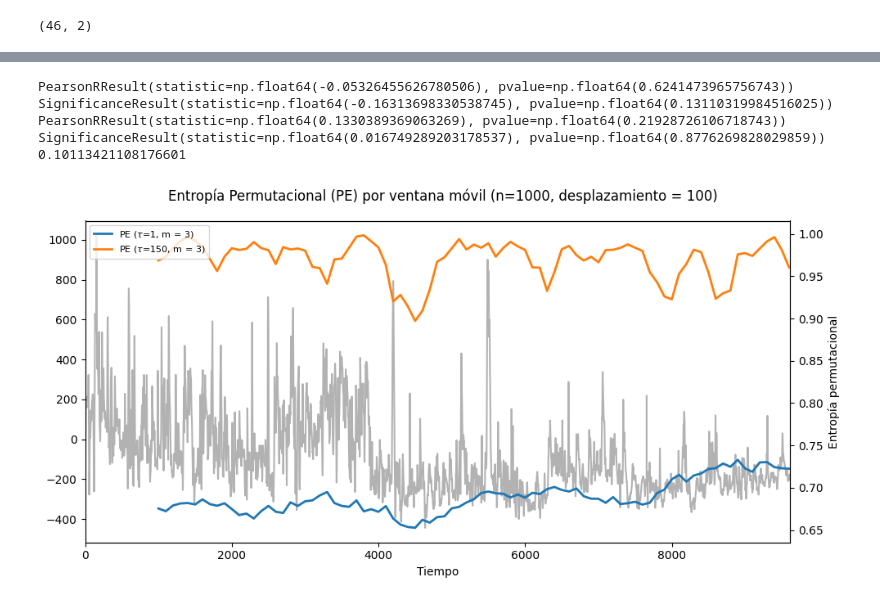
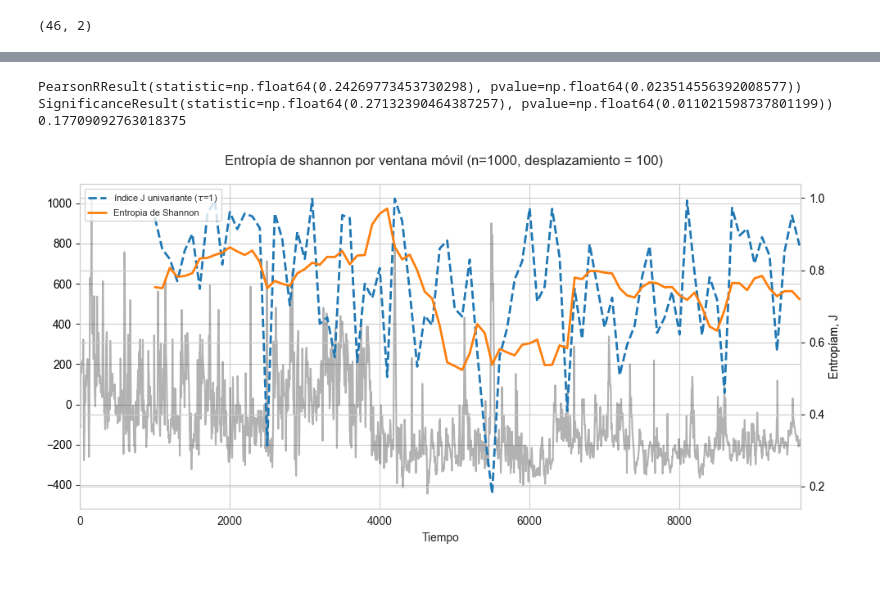
Before and after one commit to EduardoGarcia528/Tesis, a Jupyter notebook: musica-tesis/Limpiar_piezas.ipynb, the cells around one changed output, grey strips where cells are left out. Cells and saved outputs as stored; diff of their text form; code cells hidden in the pictures.

```diff
--- a/musica-tesis/Limpiar_piezas.ipynb
+++ b/musica-tesis/Limpiar_piezas.ipynb
@@ -1084,12 +1164,0 @@ plt.show()
-# %%
-import numpy as np
-import matplotlib.pyplot as plt
-
-for n in range(3,7):
-    arr = np.load(f'PEs/PEs_op_smm{n}.npy')
-    plt.plot(range(3,7),arr, marker = '.', label=f'n={n}')
-plt.legend()
-plt.xlabel('m')
-plt.ylabel('PE norm')
-# plt.ylim(0,1)
-plt.show()
@@ -1098,8 +1202,10 @@ plt.show()
 # %%
 import numpy as np
 import matplotlib.pyplot as plt
-from funciones import permutation_entropy, indice_J
+from funciones import permutation_entropy, indice_J, angulos_alpha, entropia_shannon
 from scipy.stats import pearsonr, spearmanr
+import seaborn as sns
+sns.set_style("whitegrid")
 
 # --- Cargar datos ---
 arr = np.loadtxt(r'T9617.txt')
@@ -1118,46 +1224,49 @@ ax1.set_xlim(0, len(arr))
 ax2 = ax1.twinx()
 
 
 # --- Parámetros ---
-for tau in [1, 150]:
-    m = 3          # tamaño de patrón
-    # tau = 1        # retardo entre puntos
+for bins in [10]:
+    m = 5          # tamaño de patrón
+    tau = 1        # retardo entre puntos
     d = 1000       # tamaño de ventana sobre la serie
     t = 100        # desplazamiento entre ventanas
     # --- Calcular PE en ventanas móviles ---
     pes = []
     centros = []
     Js = []
+    ents = []
 
     for i in range(0, len(arr) - d + 1, t):
         ventana = arr[i:i+d]
         # ventana  = np.random.permutation(ventana)  # para comparar con null
-        pe = permutation_entropy(ventana, m=m, tau=tau)
+        a = angulos_alpha(ventana, False)
+        pe = permutation_entropy(a, m=m, tau=tau)
+        ent = entropia_shannon(ventana, False, bins = bins)
         J = indice_J(ventana,False, tau = tau)
         Js.append(J)
         pes.append(pe)
+        ents.append(ent)
         centros.append(i + d)   # centro de la ventana
 
     pes = np.array(pes)
     centros = np.array(centros)
 
-    print(pearsonr(pes, Js))
-    print(spearmanr(pes, Js))
+    print(pearsonr(ents, Js))
+    print(spearmanr(ents, Js))
     # pes = (pes - np.min(pes)) / (np.max(pes) - np.min(pes))
-    ax2.plot(centros, pes, lw=2, label=r'PE ($\tau$=' +f'{tau}, m = {m})')
-    # ax2.plot(centros, Js, lw=2, label=r'índice J univariante ($\tau$='+f'{tau})', linestyle='--')
+    ax2.plot(centros, Js, lw=2, label=r'índice J univariante ($\tau$='+f'{tau})', linestyle='--')
+    # ax2.plot(centros, pes, lw=2, label=r'PE de las alphas ($\tau$=' +f'{tau}, m = {m})')
+    ax2.plot(centros, ents, lw=2, label=r'Entropia de Shannon')
 ax2.legend(loc='upper left', fontsize=8)
-ax2.set_ylabel('Entropía permutacional', color='black')
+ax2.set_ylabel('Entropíam, J', color='black')
 ax2.tick_params(axis='y', labelcolor='black')
 # ax2.set_ylim(0, 1)
 print(np.max(pes) - np.min(pes))
-fig.suptitle(f'Entropía Permutacional (PE) por ventana móvil (n={d}, desplazamiento = {t})', fontsize=12)
+fig.suptitle(f'Entropía de shannon por ventana móvil (n={d}, desplazamiento = {t})', fontsize=12)
 fig.tight_layout()
 plt.show()
 # %% [output]
-PearsonRResult(statistic=np.float64(-0.05326455626780506), pvalue=np.float64(0.6241473965756743))
-SignificanceResult(statistic=np.float64(-0.16313698330538745), pvalue=np.float64(0.13110319984516025))
-PearsonRResult(statistic=np.float64(0.1330389369063269), pvalue=np.float64(0.21928726106718743))
-SignificanceResult(statistic=np.float64(0.016749289203178537), pvalue=np.float64(0.8776269828029859))
-0.10113421108176601
+PearsonRResult(statistic=np.float64(0.24269773453730298), pvalue=np.float64(0.023514556392008577))
+SignificanceResult(statistic=np.float64(0.27132390464387257), pvalue=np.float64(0.011021598737801199))
+0.17709092763018375
-[figure, old version]
+[figure, new version]
```
Also changed, not shown: parts of 19 cells of this notebook, 6 other files.
